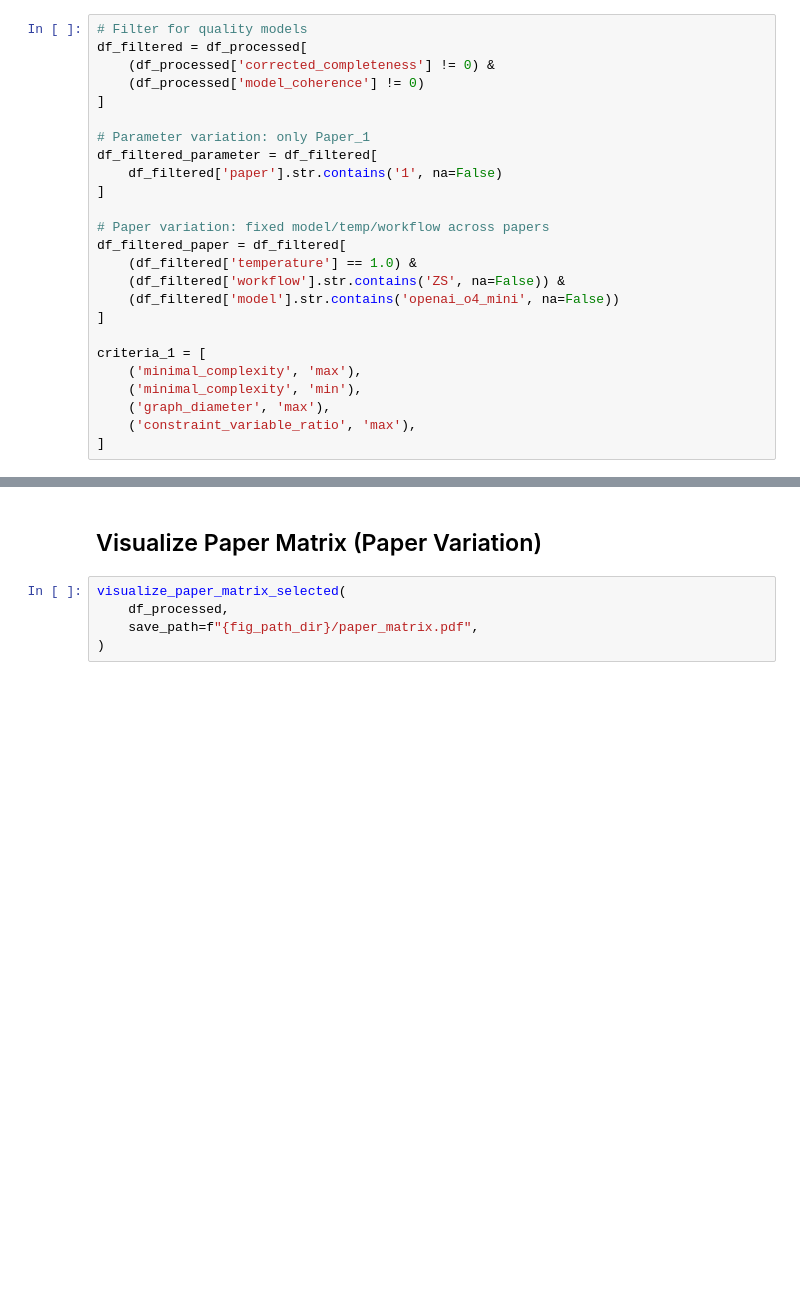
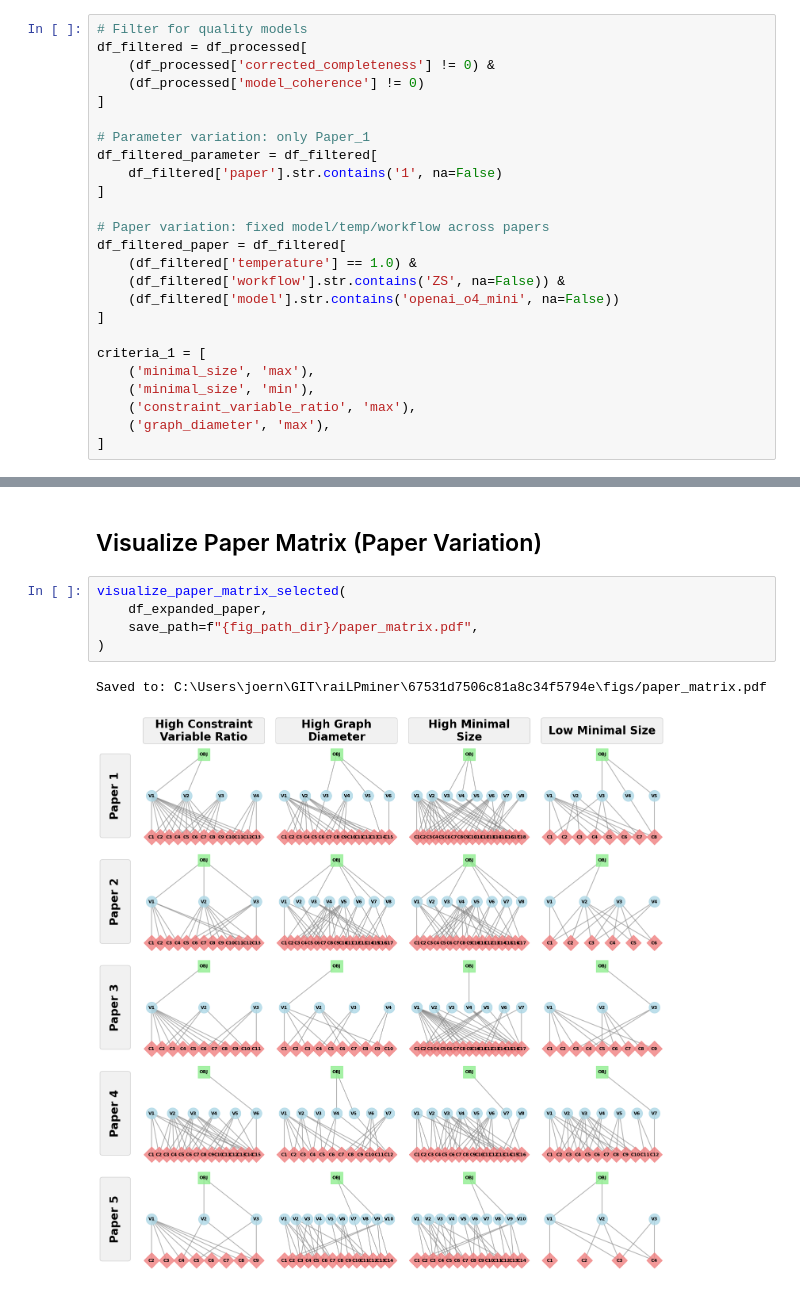
Before and after one commit to joernmht/raiLPminerExperimentation, a Jupyter notebook: analysis.ipynb, the cells around one changed output, grey strips where cells are left out. Saved outputs shown, nothing was run; the diff lists cells and outputs as text; blank space fills up the shorter version.

```diff
--- a/analysis.ipynb
+++ b/analysis.ipynb
@@ -34,10 +79,10 @@ df_filtered_paper = df_filtered[
 ]
 
 criteria_1 = [
-    ('minimal_complexity', 'max'),
-    ('minimal_complexity', 'min'),
+    ('minimal_size', 'max'),
+    ('minimal_size', 'min'),
+    ('constraint_variable_ratio', 'max'),
     ('graph_diameter', 'max'),
-    ('constraint_variable_ratio', 'max'),
 ]
 # %% [markdown]
 ## Apply Selection (Parameter Variation)
@@ -81,6 +160,9 @@ visualize_single_paper_selected(
 ## Visualize Paper Matrix (Paper Variation)
 # %%
 visualize_paper_matrix_selected(
-    df_processed,
+    df_expanded_paper,
     save_path=f"{fig_path_dir}/paper_matrix.pdf",
 )
+# %% [output]
+Saved to: C:\Users\joern\GIT\raiLPminer\67531d7506c81a8c34f5794e\figs/paper_matrix.pdf
+[figure, added]
```
Also changed, not shown: parts of 26 cells of this notebook, 19 other files.
